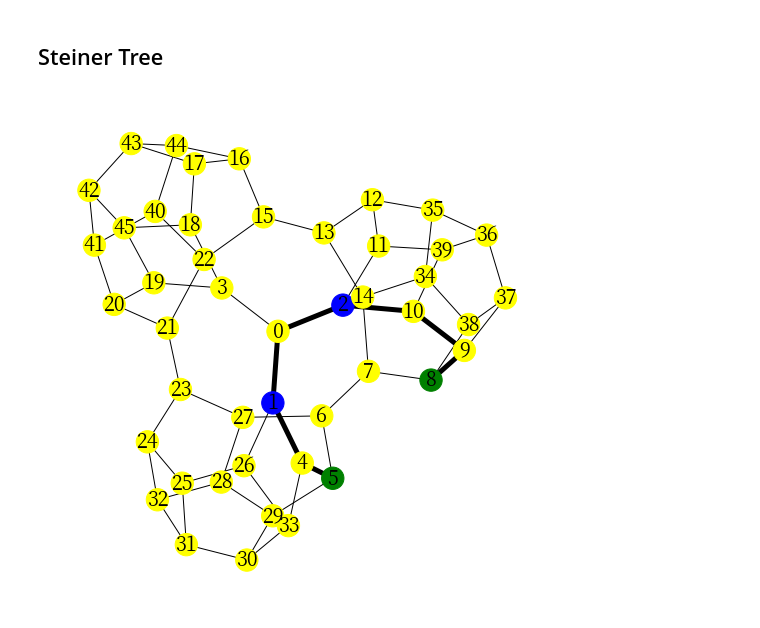
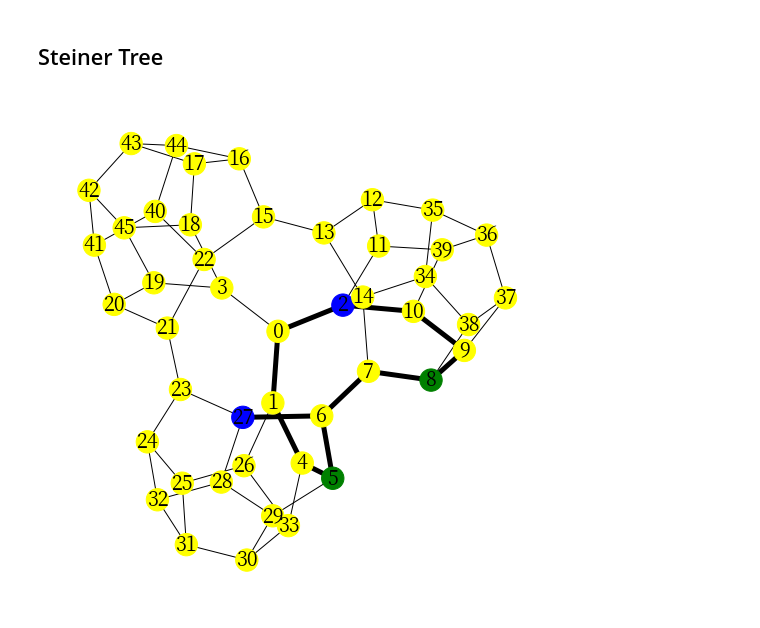
Before and after one commit to Ifkarsyah/kanjigen, a Jupyter notebook: kanjigen-be/s2_networkx/TA2 - No Kanji.ipynb, the cells around one changed output. Saved outputs shown, nothing was run; the diff lists cells and outputs as text; code cells hidden in the pictures.

```diff
--- a/kanjigen-be/s2_networkx/TA2 - No Kanji.ipynb
+++ b/kanjigen-be/s2_networkx/TA2 - No Kanji.ipynb
@@ -108,11 +108,14 @@ def find_path_astar(MOrig: List, MDest: List, heuristic_func) -> nx.Graph:
 def find_path_steiner(MOrig: List, MDest: List) -> nx.Graph:
 
     return nx.algorithms.approximation.steinertree.steiner_tree(G, MOrig + MDest)
+# %%
+inputs = [5,8]
+outputs = [27,2]
 # %%
-result = find_path_steiner(inputs, outputs)
+result = find_path_bf(inputs, outputs)
 visualize_graph_in_all(Graph=G, figsize=(7,7), node_size=500, weights=get_edge_weight(G, result),color_map=get_node_color_result(inputs, outputs, G))
 # %% [output]
-[figure, old version]
+[figure, new version]
 # %%
 result = find_path_bf(inputs, outputs)
 visualize_graph(Graph=result, figsize=(5,5), color_map=get_node_color_result(inputs, outputs, result))
```
Also changed, not shown: parts of 1 cell of this notebook.
